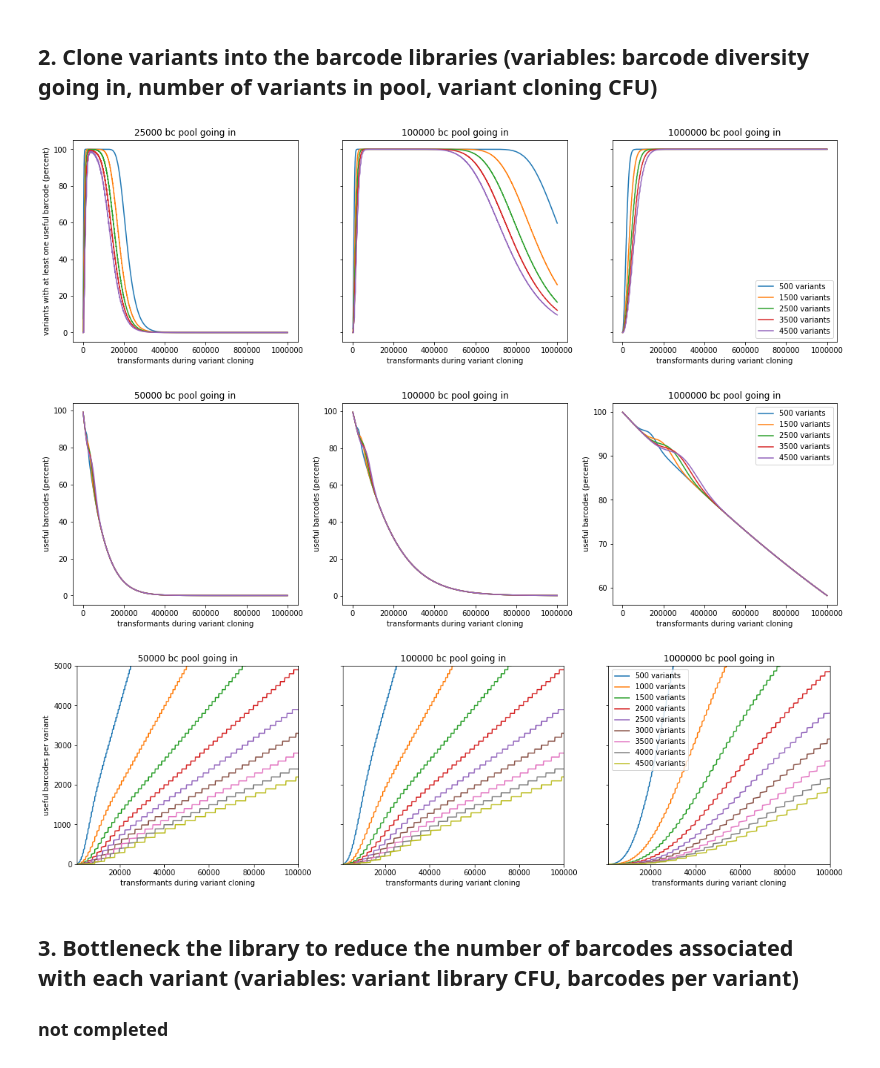
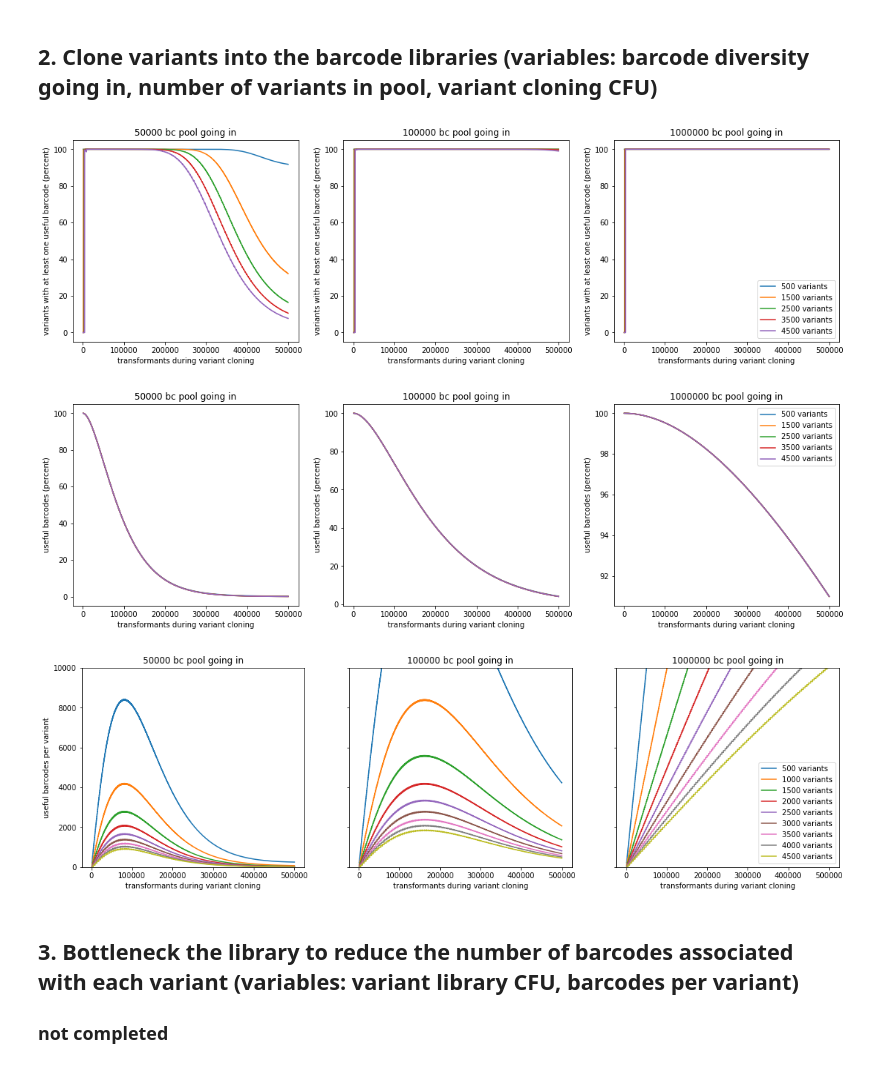
Before and after one commit to Shipman-Lab/Library_Generation_Estimators, a Jupyter notebook: Library_Est_Variants_on_Barcodes.ipynb, the cells around one changed output. Saved outputs shown, nothing was run; the diff lists cells and outputs as text; code cells hidden in the pictures.

```diff
--- a/Library_Est_Variants_on_Barcodes.ipynb
+++ b/Library_Est_Variants_on_Barcodes.ipynb
@@ -29,22 +29,20 @@ def bc_transformation_distro(bc_nt, bc_CFU):
 
 def var_to_bc(bc_pool, variants, var_CFU):
     p = float(1)/bc_pool
-    single_bc_prop = binom.pmf(1,var_CFU,p)
     multi_bc_prop = float(1) - binom.pmf(1,var_CFU,p) - binom.pmf(0,var_CFU,p)
+    unique_bc_prop = float(1) - multi_bc_prop
     multi_bcs = multi_bc_prop * var_CFU
     multi_bcs_OK = 0 #barcodes that were chosen more than once, but still only associated with one variant
-    multi_bcs_prop = 0
+    multi_bcs_OK_prop = 0
     for i in range(2,500):
-        multi_bcs_OK += binom.pmf(i,var_CFU,p) * binom.pmf(i,multi_bcs,float(1)/variants) * var_CFU
-        multi_bcs_prop += binom.pmf(i,var_CFU,p) * binom.pmf(i,multi_bcs,float(1)/variants)
-    useful_prop = (single_bc_prop+multi_bcs_prop)/(single_bc_prop+multi_bc_prop)    #proportion of eventual reads with a useful barcode (associated with only one variant)
+        multi_bcs_OK += binom.pmf(i,var_CFU,p) * (float(1)/variants) * var_CFU
+        multi_bcs_OK_prop += binom.pmf(i,var_CFU,p) * (float(1)/variants)
+    useful_prop = unique_bc_prop+multi_bcs_OK_prop    #proportion of eventual reads with a useful barcode (associated with only one variant)
+    total_useful_bcs = var_CFU * useful_prop
     per_variant_trials = var_CFU/variants
-    variants_with_useful_bc_prop = 1 - binom.pmf(0,per_variant_trials,single_bc_prop+multi_bcs_prop)
-    useful_bcs_per_variant = variants_with_useful_bc_prop * per_variant_trials
-#     bc_prop = {}
-#     for i in range(0,2000):
-#         bc_prop[i] = binom.pmf(i,var_CFU,p)
-    return variants_with_useful_bc_prop, useful_prop, useful_bcs_per_variant
+    variants_with_useful_bc_prop = float(1) - binom.pmf(0,per_variant_trials,useful_prop)
+    useful_bcs_per_variant = per_variant_trials * useful_prop
+    return variants_with_useful_bc_prop, useful_prop, useful_bcs_per_variant, total_useful_bcs
 # %% [markdown]
 ## 1. Create the barcoded plasmid library (optimize for number of nucleotides in barcode, barcode cloning CFU)
 # %%
@@ -99,33 +97,33 @@ for ax in axs.flat:
 # %%
 ##Useful variants (vs CFU,barcodes,variants) -- variants with at least one barcode associated with them
 fig, axs = plt.subplots(1,3, sharex=True)
-bc_pools = [25000,100000,1000000]
+bc_pools = [50000,100000,1000000]
 for pool in enumerate(bc_pools):
     for var in range(500,5000,1000):
-        x = np.arange(1000,1000000,100)
+        x = np.arange(1000,500000,100)
         axs[pool[0]].plot(x,(var_to_bc(pool[1],var,x)[0]*100),label="%s variants" %var)
         axs[pool[0]].set_title('%s bc pool going in' % pool[1])
 
 for ax in axs.flat:
     ax.set(xlabel='transformants during variant cloning', ylabel='variants with at least one useful barcode (percent)')
 
-# Hide x labels and tick labels for top plots and y ticks for right plots.
-for ax in axs.flat:
-    ax.label_outer()
+# # Hide x labels and tick labels for top plots and y ticks for right plots.
+# for ax in axs.flat:
+#     ax.label_outer()
 
 # ax.set_xscale('log')
 fig.set_size_inches(18.5, 5)
 plt.legend()
 plt.show()
 # %% [output]
-[figure, old version]
+[figure, new version]
 # %%
 ##Useful barcodes (vs CFU,barcodes,variants) -- how many sequencing reads will be useful (vs barcode reads that are ambiguous)
 fig, axs = plt.subplots(1,3, sharex=True)
 bc_pools = [50000,100000,1000000]
 for pool in enumerate(bc_pools):
     for var in range(500,5000,1000):
-        x = np.arange(1000,1000000,100)
+        x = np.arange(1000,500000,100)
         axs[pool[0]].plot(x,(var_to_bc(pool[1],var,x)[1]*100),label="%s variants" %var)
         axs[pool[0]].set_title('%s bc pool going in' % pool[1])
 
@@ -137,33 +135,33 @@ fig.set_size_inches(18.5, 5)
 plt.legend()
 plt.show()
 # %% [output]
-[figure, old version]
+[figure, new version]
 # %%
 ##Useful barcodes per variant (vs CFU,barcodes,variants)
 fig, axs = plt.subplots(1,3, sharex=True, sharey=True)
 bc_pools = [50000,100000,1000000]
 for pool in enumerate(bc_pools):
     for var in range(500,5000,500):
-        x = np.arange(1000,100000,100)
+        x = np.arange(1000,500000,100)
         axs[pool[0]].plot(x,(var_to_bc(pool[1],var,x)[2]*100),label="%s variants" %var)
         axs[pool[0]].set_title('%s bc pool going in' % pool[1])
 
 for ax in axs.flat:
     ax.set(xlabel='transformants during variant cloning', ylabel='useful barcodes per variant')
 
 # Hide x labels and tick labels for top plots and y ticks for right plots.
 for ax in axs.flat:
     ax.label_outer()
 
 # ax.set_yscale('log')
 # ax.set_xscale('log')
-plt.xlim(1000,100000)
-plt.ylim(1,5000)
+# plt.xlim(1000,100000)
+plt.ylim(1,10000)
 fig.set_size_inches(18.5, 5)
 plt.legend()
 plt.show()
 # %% [output]
-[figure, old version]
+[figure, new version]
 # %% [markdown]
 ## 3. Bottleneck the library to reduce the number of barcodes associated with each variant (variables: variant library CFU, barcodes per variant)
 ### not completed
```
Also changed, not shown: parts of 1 cell of this notebook.
